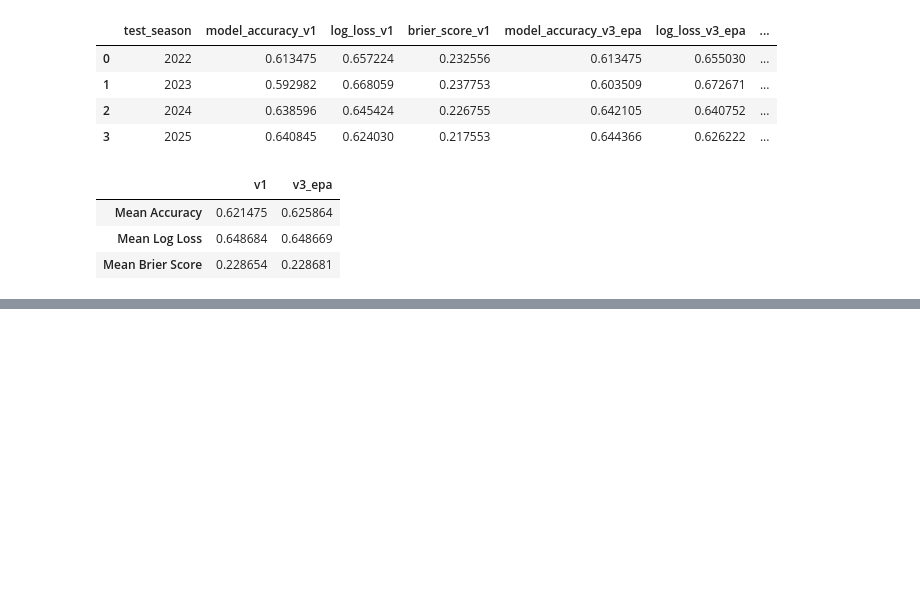
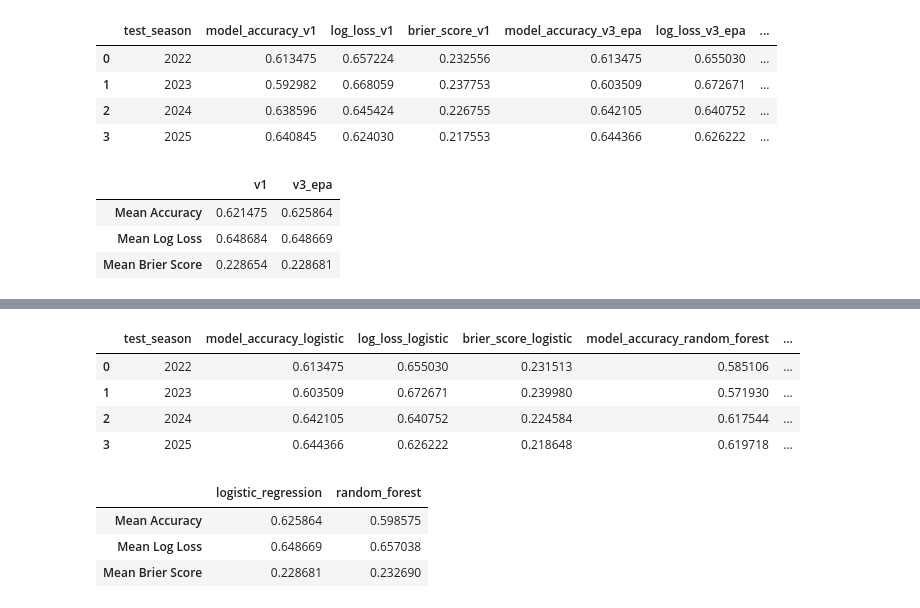
Before and after one commit to GarnetFisherman/nfl-game-prediction, a Jupyter notebook: notebooks/01_explore_nfl_data.ipynb, the cells around one changed output, grey strips where cells are left out. Saved outputs shown, nothing was run; the diff lists cells and outputs as text; code cells hidden in the pictures; blank space fills up the shorter version.

```diff
--- a/notebooks/01_explore_nfl_data.ipynb
+++ b/notebooks/01_explore_nfl_data.ipynb
@@ -2080,0 +2156,53 @@ epa_summary
+# %%
+algorithm_comparison = walk_forward_v3_df[
+    [
+        "test_season",
+        "model_accuracy",
+        "log_loss",
+        "brier_score"
+    ]
+].merge(
+    rf_df[
+        [
+            "test_season",
+            "model_accuracy",
+            "log_loss",
+            "brier_score"
+        ]
+    ],
+    on="test_season",
+    suffixes=("_logistic", "_random_forest")
+)
+
+algorithm_comparison
+# %% [output]
+|  | test_season | model_accuracy_logistic | log_loss_logistic | brier_score_logistic | model_accuracy_random_forest | ... |
+| 0 | 2022 | 0.613475 | 0.655030 | 0.231513 | 0.585106 | ... |
+| 1 | 2023 | 0.603509 | 0.672671 | 0.239980 | 0.571930 | ... |
+| 2 | 2024 | 0.642105 | 0.640752 | 0.224584 | 0.617544 | ... |
+| 3 | 2025 | 0.644366 | 0.626222 | 0.218648 | 0.619718 | ... |
+# %%
+algorithm_summary = pd.DataFrame({
+    "logistic_regression": [
+        algorithm_comparison["model_accuracy_logistic"].mean(),
+        algorithm_comparison["log_loss_logistic"].mean(),
+        algorithm_comparison["brier_score_logistic"].mean()
+    ],
+    "random_forest": [
+        algorithm_comparison["model_accuracy_random_forest"].mean(),
+        algorithm_comparison["log_loss_random_forest"].mean(),
+        algorithm_comparison["brier_score_random_forest"].mean()
+    ]
+},
+index=[
+    "Mean Accuracy",
+    "Mean Log Loss",
+    "Mean Brier Score"
+])
+
+algorithm_summary
+# %% [output]
+|  | logistic_regression | random_forest |
+| Mean Accuracy | 0.625864 | 0.598575 |
+| Mean Log Loss | 0.648669 | 0.657038 |
+| Mean Brier Score | 0.228681 | 0.232690 |
```
Also changed, not shown: parts of 38 cells of this notebook.
